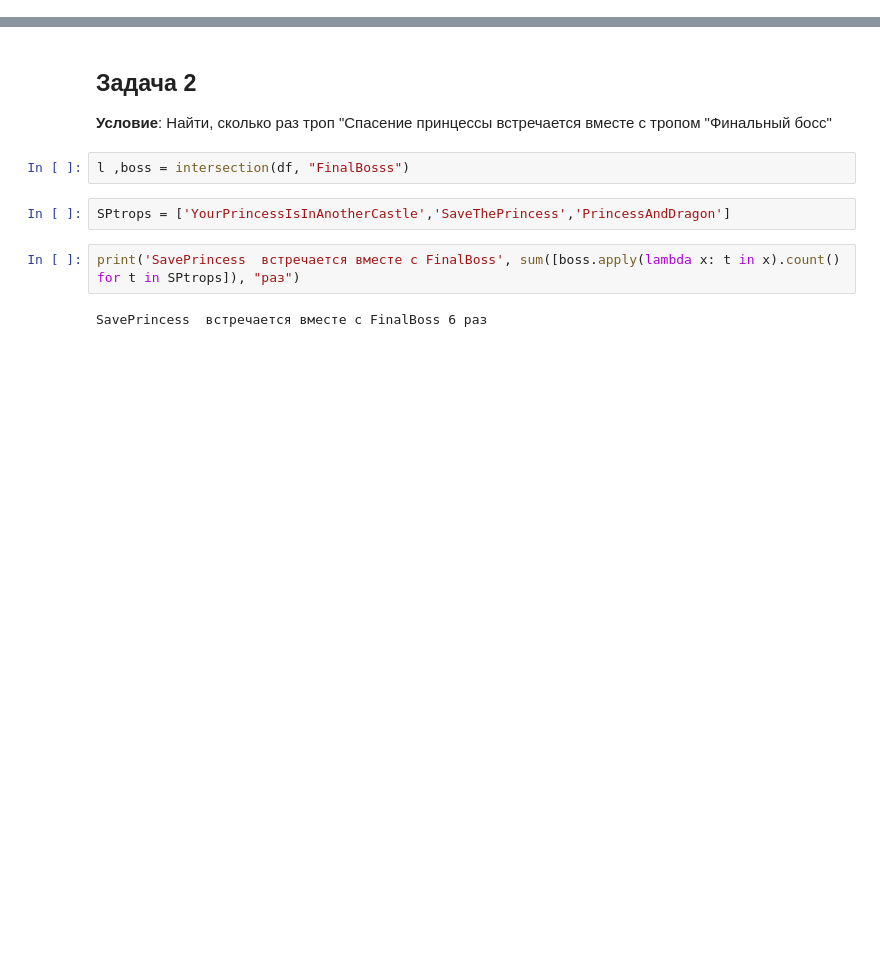
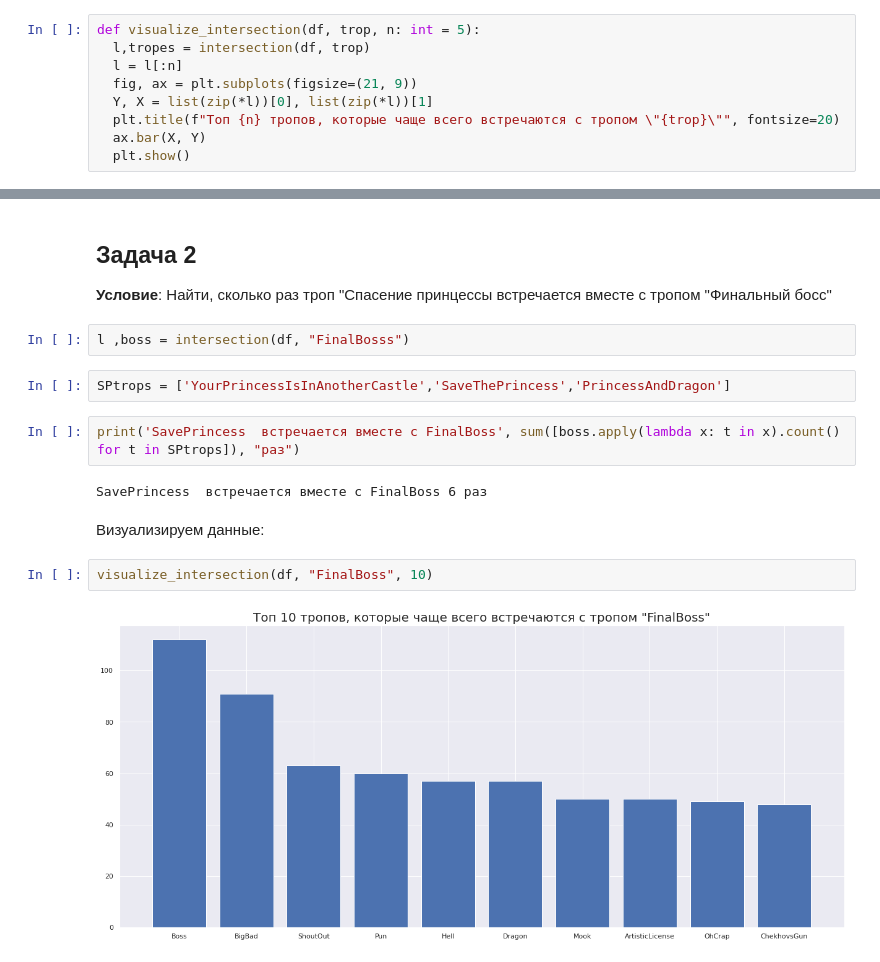
Before and after one commit to MkSerdyuk/Tropes_Analizer, a Jupyter notebook: tropes_analizer.ipynb, the cells around one changed output, grey strips where cells are left out. Cells and saved outputs as stored; diff of their text form; blank space fills up the shorter version.

```diff
--- a/tropes_analizer.ipynb
+++ b/tropes_analizer.ipynb
@@ -94 +95,10 @@ def visualize_preiod(df, year_start, year_end, n:int):
   plt.show()
+# %%
+def visualize_intersection(df, trop, n: int = 5):
+  l,tropes = intersection(df, trop)
+  l = l[:n]
+  fig, ax = plt.subplots(figsize=(21, 9))
+  Y, X = list(zip(*l))[0], list(zip(*l))[1]
+  plt.title(f"Топ {n} тропов, которые чаще всего встречаются с тропом \"{trop}\"", fontsize=20)
+  ax.bar(X, Y)
+  plt.show()
@@ -107,4 +152,10 @@ SPtrops = ['YourPrincessIsInAnotherCastle','SaveThePrincess','PrincessAndDragon'
 print('SavePrincess  встречается вместе с FinalBoss', sum([boss.apply(lambda x: t in x).count() for t in SPtrops]), "раз")
 # %% [output]
 SavePrincess  встречается вместе с FinalBoss 6 раз
+# %% [markdown]
+Визуализируем данные:
+# %%
+visualize_intersection(df, "FinalBoss", 10)
+# %% [output]
+[figure, added]
 # %% [markdown]
```
Also changed, not shown: parts of 26 cells of this notebook.
